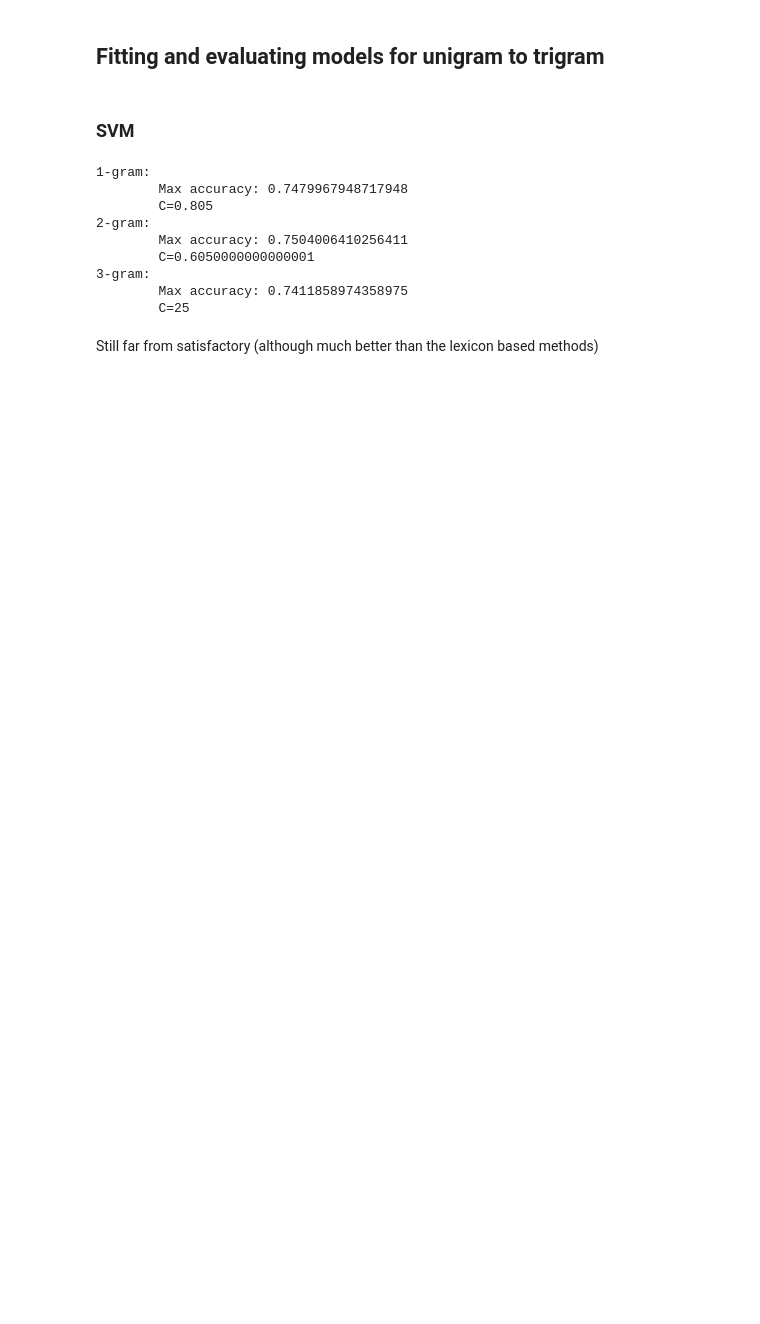
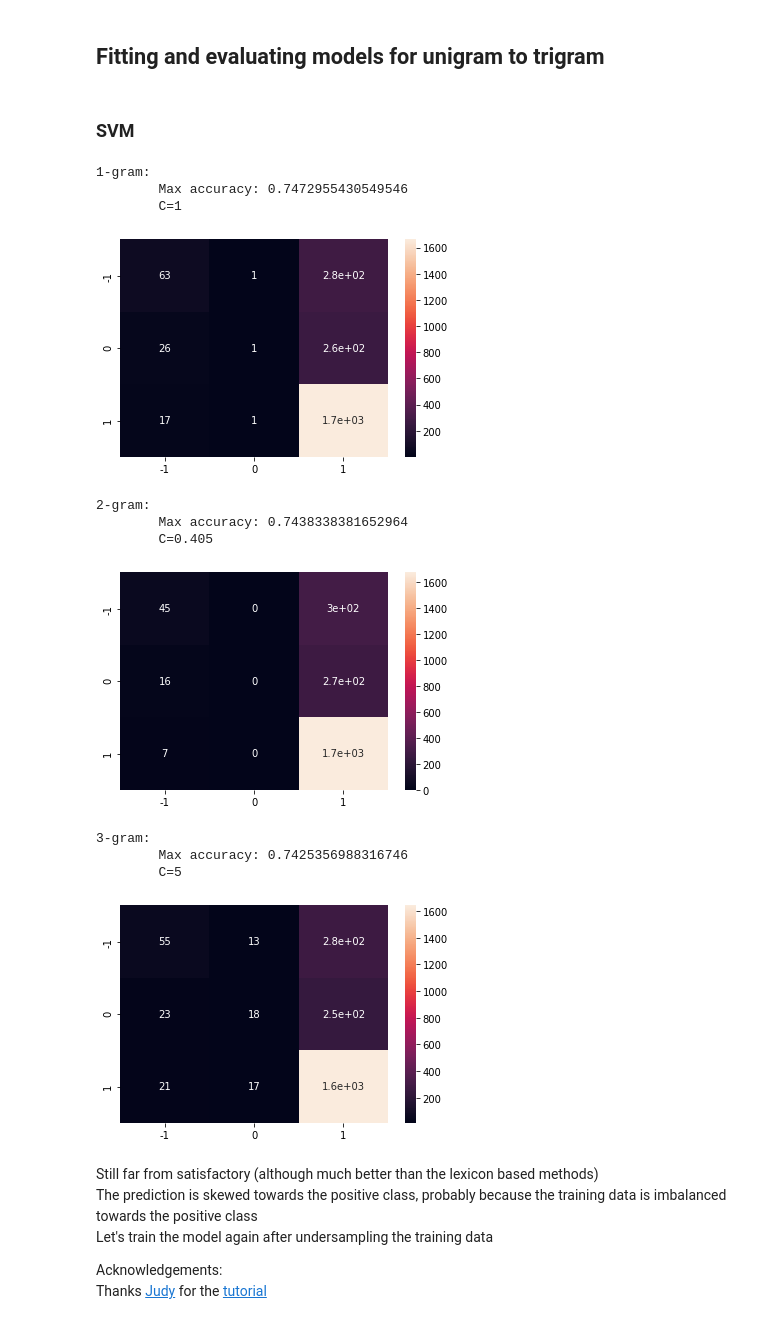
Before and after one commit to lhfmartin/market-news-sentiment-analysis, a Jupyter notebook: notebooks/chapter-4.ipynb, the cells around one changed output. Cells and saved outputs as stored; diff of their text form; code cells hidden in the pictures; blank space fills up the shorter version.

```diff
--- a/notebooks/chapter-4.ipynb
+++ b/notebooks/chapter-4.ipynb
@@ -46,38 +46,51 @@ y = df["Sentiment"]
 # %%
 from sklearn.svm import SVC
 import numpy as np
 from sklearn.model_selection import train_test_split
 from sklearn.feature_extraction.text import CountVectorizer
-from sklearn.metrics import accuracy_score
+from sklearn.metrics import accuracy_score, confusion_matrix
+import matplotlib.pyplot as plt
+import seaborn as sns
 
 for n in [1, 2, 3]:
-    max_accuracy = max_accuracy_c = 0
+    max_accuracy = max_accuracy_c = max_accuracy_confusion_matrix = 0
     for c in np.arange(0.005, 1, 0.2).tolist() + np.arange(1, 50, 4).tolist():
-        X_train, X_test, y_train, y_test = train_test_split(X, y, test_size=0.35)
+        X_train, X_test, y_train, y_test = train_test_split(X, y, test_size=0.35, random_state=50)
         count_vectorizer = CountVectorizer(ngram_range=(n, n))
         count_vectorizer.fit(X_train)
         X_train = count_vectorizer.transform(X_train)
         X_test = count_vectorizer.transform(X_test)
 
         model = SVC(C=c)
         model.fit(X_train, y_train)
         y_pred = model.predict(X_test)
 
         accuracy = accuracy_score(y_test, y_pred)
         if accuracy > max_accuracy:
             max_accuracy = accuracy
             max_accuracy_c = c
+            max_accuracy_confusion_matrix = confusion_matrix(y_test, y_pred, labels=[-1, 0, 1])
     print(f"{n}-gram:")
     print("\tMax accuracy:", max_accuracy, f"\n\tC={max_accuracy_c}")
+    sns.heatmap(max_accuracy_confusion_matrix, annot=True, xticklabels=[-1, 0, 1], yticklabels=[-1, 0, 1])
+    plt.show()
 # %% [output]
 1-gram:
-        Max accuracy: 0.7479967948717948
-        C=0.805
-2-gram:
-        Max accuracy: 0.7504006410256411
-        C=0.6050000000000001
-3-gram:
-        Max accuracy: 0.7411858974358975
-        C=25
+        Max accuracy: 0.7472955430549546
+        C=1
+[figure, added]
+2-gram:
+        Max accuracy: 0.7438338381652964
+        C=0.405
+[figure, added]
+3-gram:
+        Max accuracy: 0.7425356988316746
+        C=5
+[figure, added]
 # %% [markdown]
-Still far from satisfactory (although much better than the lexicon based methods)
+Still far from satisfactory (although much better than the lexicon based methods)\
+The prediction is skewed towards the positive class, probably because the training data is imbalanced towards the positive class\
+Let's train the model again after undersampling the training data
+
+Acknowledgements:\
+Thanks [Judy](https://medium.com/@judytraj007) for the [tutorial](https://towardsdatascience.com/what-to-do-when-your-classification-dataset-is-imbalanced-6af031b12a36)
```
Also changed, not shown: parts of 5 cells of this notebook, 4 other files.
